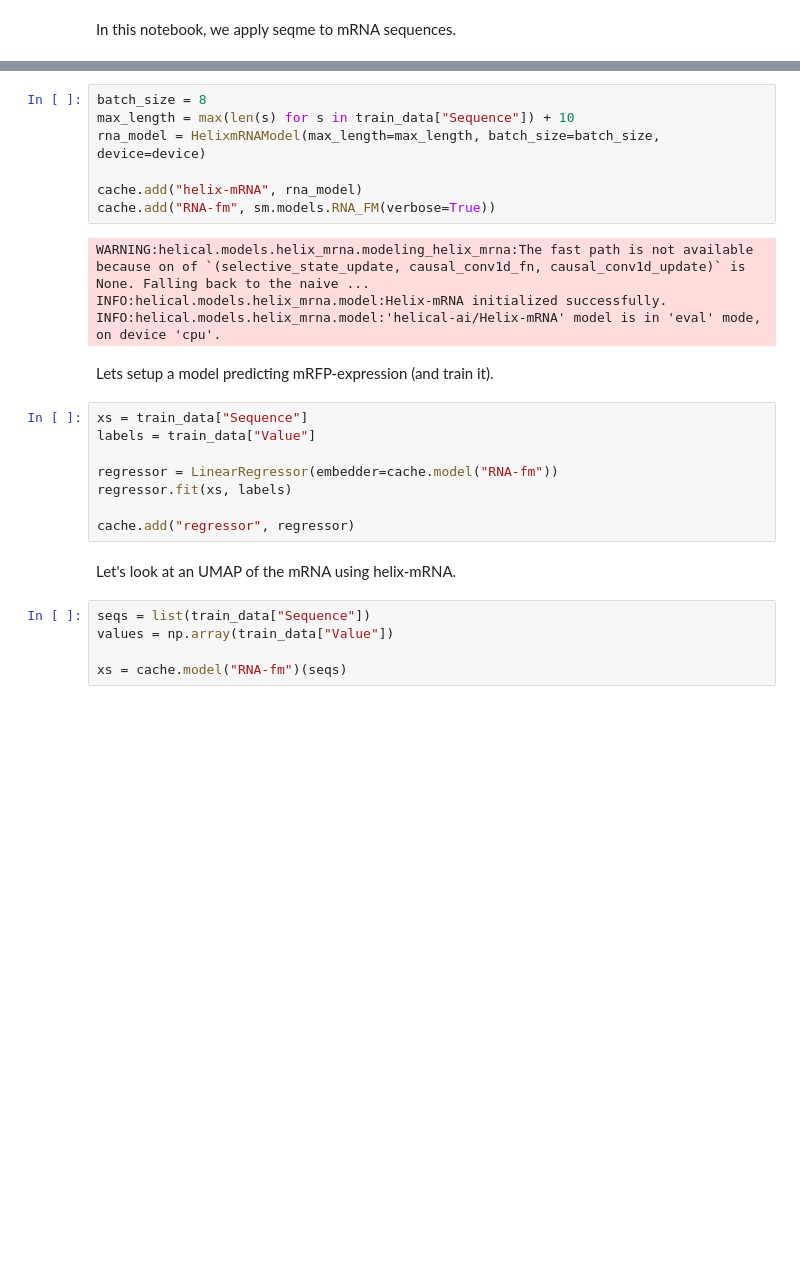
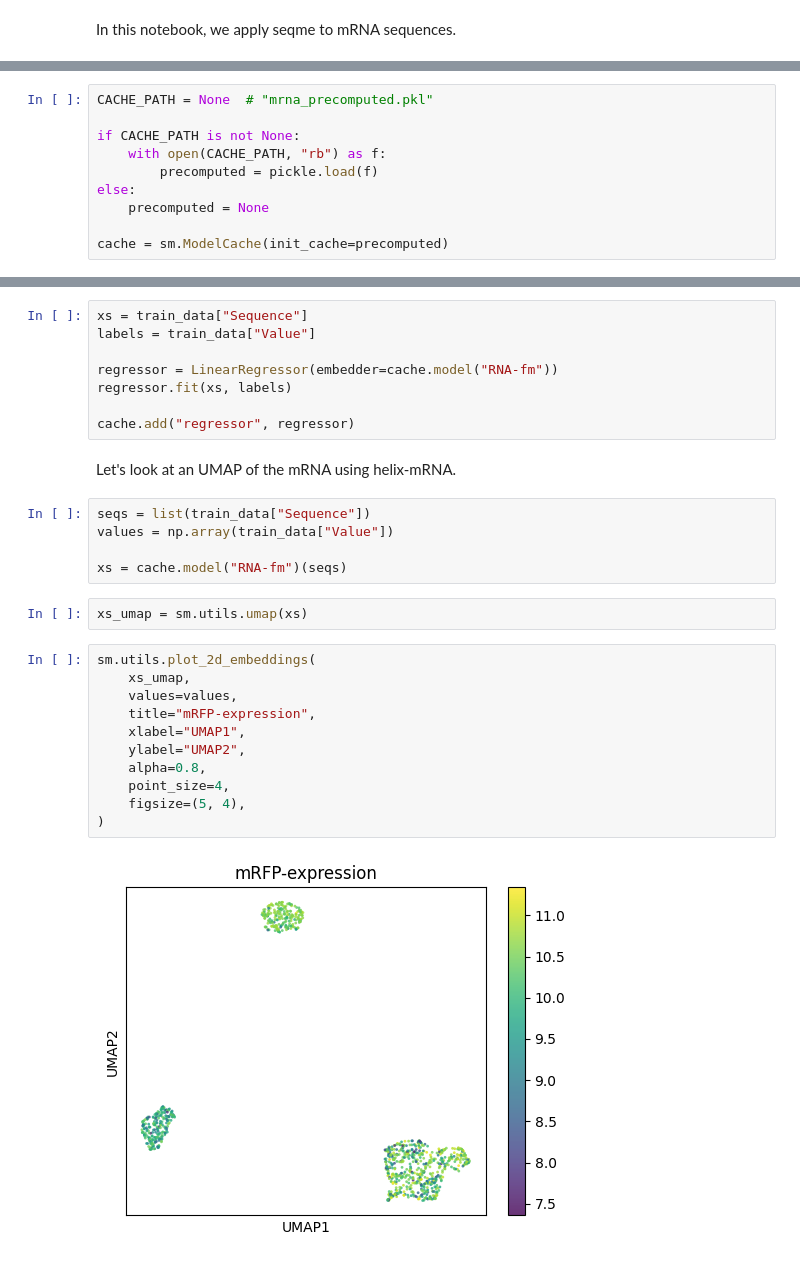
Before and after one commit to szczurek-lab/seqme, a Jupyter notebook: docs/tutorials/benchmark_rna.ipynb, the cells around one changed output, grey strips where cells are left out. Saved outputs shown, nothing was run; the diff lists cells and outputs as text; blank space fills up the shorter version.

```diff
--- a/docs/tutorials/benchmark_rna.ipynb
+++ b/docs/tutorials/benchmark_rna.ipynb
@@ -98,0 +70,10 @@ class LinearRegressor:
+# %%
+CACHE_PATH = None  # "mrna_precomputed.pkl"
+
+if CACHE_PATH is not None:
+    with open(CACHE_PATH, "rb") as f:
+        precomputed = pickle.load(f)
+else:
+    precomputed = None
+
+cache = sm.ModelCache(init_cache=precomputed)
@@ -111,28 +86,30 @@ Lets setup the embedding model.
 # %%
-batch_size = 8
-max_length = max(len(s) for s in train_data["Sequence"]) + 10
-rna_model = HelixmRNAModel(max_length=max_length, batch_size=batch_size, device=device)
+xs = train_data["Sequence"]
+labels = train_data["Value"]
 
-cache.add("helix-mRNA", rna_model)
-cache.add("RNA-fm", sm.models.RNA_FM(verbose=True))
+regressor = LinearRegressor(embedder=cache.model("RNA-fm"))
+regressor.fit(xs, labels)
+
+cache.add("regressor", regressor)
-# %% [output]
-WARNING:helical.models.helix_mrna.modeling_helix_mrna:The fast path is not available because on of `(selective_state_update, causal_conv1d_fn, causal_conv1d_update)` is None. Falling back to the naive ...
-INFO:helical.models.helix_mrna.model:Helix-mRNA initialized successfully.
-INFO:helical.models.helix_mrna.model:'helical-ai/Helix-mRNA' model is in 'eval' mode, on device 'cpu'.
 # %% [markdown]
-Lets setup a model predicting mRFP-expression (and train it).
+Let's look at an UMAP of the mRNA using helix-mRNA.
 # %%
-xs = train_data["Sequence"]
-labels = train_data["Value"]
+seqs = list(train_data["Sequence"])
+values = np.array(train_data["Value"])
 
-regressor = LinearRegressor(embedder=cache.model("RNA-fm"))
-regressor.fit(xs, labels)
-
-cache.add("regressor", regressor)
+xs = cache.model("RNA-fm")(seqs)
-# %% [markdown]
-Let's look at an UMAP of the mRNA using helix-mRNA.
+# %%
+xs_umap = sm.utils.umap(xs)
 # %%
-seqs = list(train_data["Sequence"])
-values = np.array(train_data["Value"])
-
-xs = cache.model("RNA-fm")(seqs)
+sm.utils.plot_2d_embeddings(
+    xs_umap,
+    values=values,
+    title="mRFP-expression",
+    xlabel="UMAP1",
+    ylabel="UMAP2",
+    alpha=0.8,
+    point_size=4,
+    figsize=(5, 4),
+)
+# %% [output]
+[figure, added]
```
Also changed, not shown: parts of 37 cells of this notebook, 19 other files.
